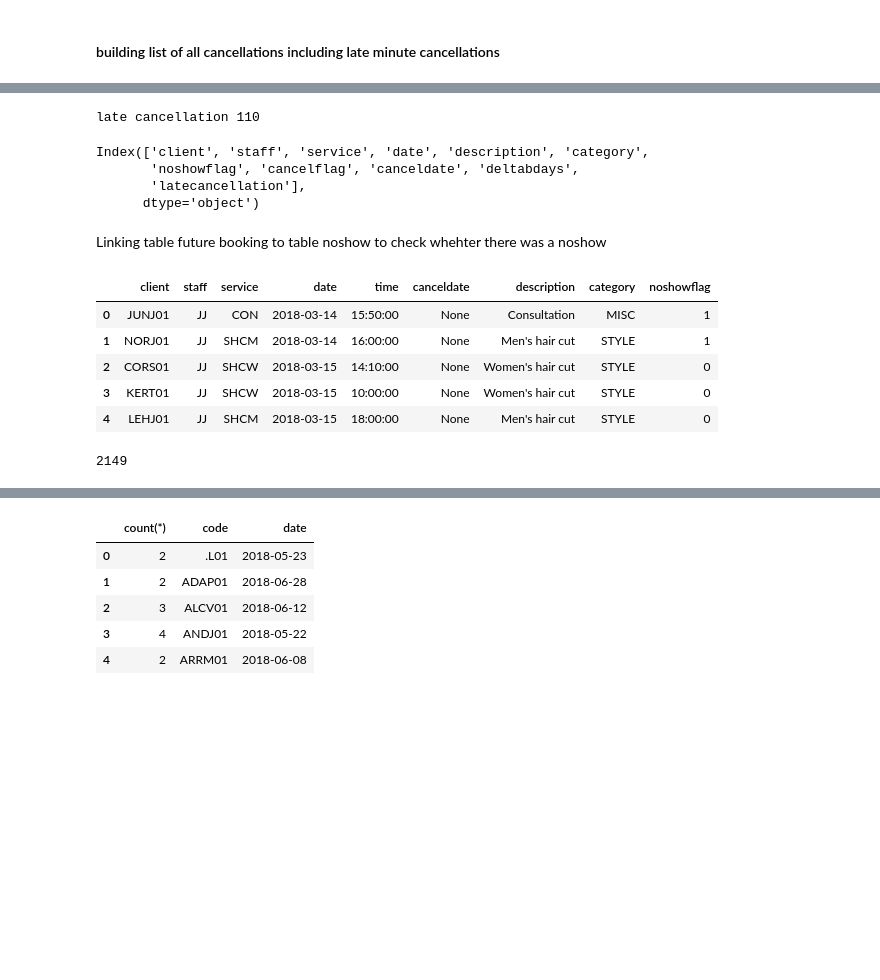
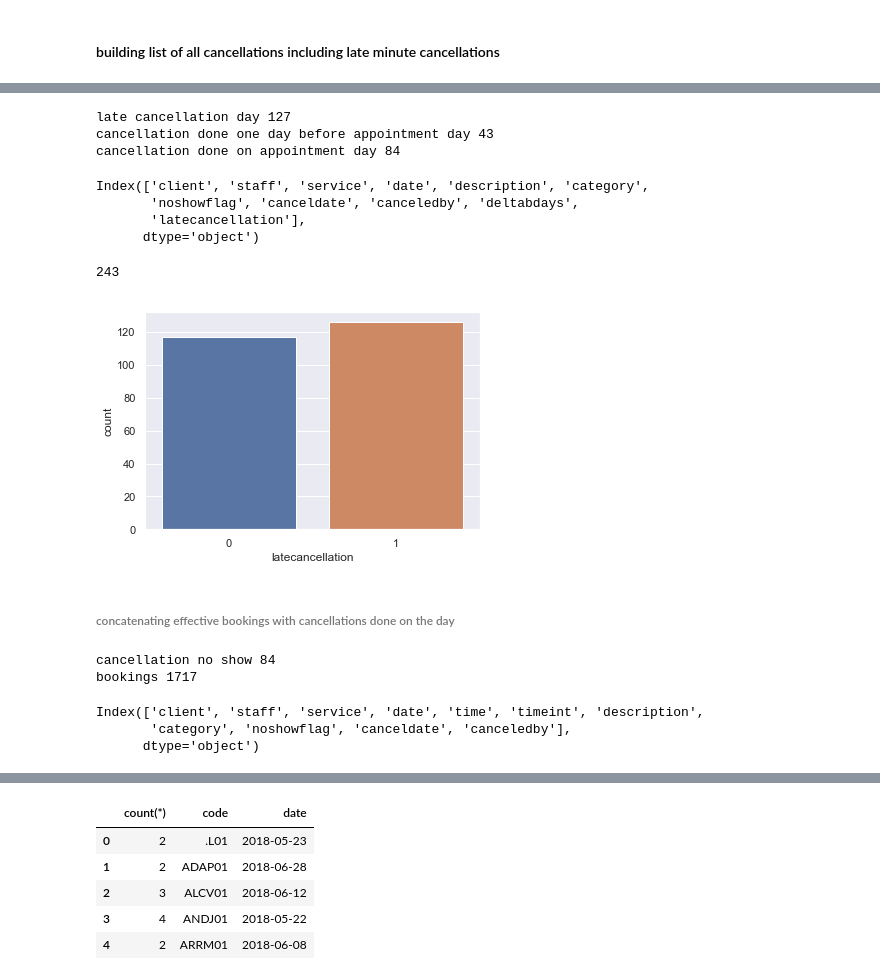
Before and after one commit to ericma007/p1, a Jupyter notebook: notebooks/init-database-exploration.ipynb, the cells around one changed output, grey strips where cells are left out. Saved outputs shown, nothing was run; the diff lists cells and outputs as text; code cells hidden in the pictures; blank space fills up the shorter version.

```diff
--- a/notebooks/init-database-exploration.ipynb
+++ b/notebooks/init-database-exploration.ipynb
@@ -655,50 +671,42 @@ cancellations2.head()
 # %%
 cancellations2["latecancellation"]=0
-cancellations2.loc[(cancellations2.deltabdays==0) | (cancellations2.deltabdays==1),"latecancellation"]=1
-print('late cancellation',len(cancellations2[(cancellations2.latecancellation==1)]))
+cancellations2["noshowflag"]=0
+cancellations2.loc[((cancellations2.deltabdays==0) | (cancellations2.deltabdays==1)),"latecancellation"]=1
+print('late cancellation day',len(cancellations2[(cancellations2.latecancellation==1)]))
+cancellations2.loc[(cancellations2.deltabdays==0),"noshowflag"]=1
+print('cancellation done one day before appointment day',len(cancellations2[(cancellations2.latecancellation==1) & (cancellations2.noshowflag==0)]))
+print('cancellation done on appointment day',len(cancellations2[(cancellations2.noshowflag==1)]))
 cancellations2.columns
 # %% [output]
-late cancellation 110
+late cancellation day 127
+cancellation done one day before appointment day 43
+cancellation done on appointment day 84
 Index(['client', 'staff', 'service', 'date', 'description', 'category',
-       'noshowflag', 'cancelflag', 'canceldate', 'deltabdays',
+       'noshowflag', 'canceldate', 'canceledby', 'deltabdays',
        'latecancellation'],
       dtype='object')
-# %% [markdown]
-Linking table future booking to table noshow to check whehter there was a noshow
-# %%
-query="""select vfb.code client,vfb.staff,vfb.service, vfb.date, vfb.time,
-        NULL canceldate, description, category,
-        CASE WHEN (n.date IS NULL or n.code IS NULL or n.service IS NULL or n.staff IS NULL) then 0 else 1 end noshowflag
-        from vfb
-        left join noshow n on n.date=vfb.date and n.code=vfb.code and n.service=vfb.service and n.staff=vfb.staff """
-resquery=readSQL(query)
-noshowflag=resquery
-noshowflag.head()
-# %% [output]
-|  | client | staff | service | date | time | canceldate | description | category | noshowflag |
-| 0 | JUNJ01 | JJ | CON | 2018-03-14 | 15:50:00 | None | Consultation | MISC | 1 |
-| 1 | NORJ01 | JJ | SHCM | 2018-03-14 | 16:00:00 | None | Men's hair cut | STYLE | 1 |
-| 2 | CORS01 | JJ | SHCW | 2018-03-15 | 14:10:00 | None | Women's hair cut | STYLE | 0 |
-| 3 | KERT01 | JJ | SHCW | 2018-03-15 | 10:00:00 | None | Women's hair cut | STYLE | 0 |
-| 4 | LEHJ01 | JJ | SHCM | 2018-03-15 | 18:00:00 | None | Men's hair cut | STYLE | 0 |
-# %%
-#create view vbooking including
-#   1) all appointments that were held since 14/03/2018 and future appointments occuring after 29/07/2018 with inidcation of no-show flag
-#   2) all cancellations that occured between 14/03 till 29/07
-query="""drop view vbooking"""
-execquery(query)
-query="""select vfb.code client,vfb.staff,vfb.service, vfb.date, vfb.time,
-        NULL canceldate, description, category,
-        case  when (n.date IS NULL or n.code IS NULL or n.service IS NULL or n.staff IS NULL) then 0 else 1 end noshowflag, 0 cancelflag
-        from vfb
-        left join noshow n on n.date=vfb.date and n.code=vfb.code and n.service=vfb.service and n.staff=vfb.staff
-        union all
-        select code client,staff,service, bookingdate date, NULL time,
-        canceldate, description, category, 0 noshowflag, 1 cancelflag from vcancellation"""
-createView('vbooking',query)
-query="""select * from vbooking"""
-resquery=readSQL(query)
-resquery.head()
-len(resquery)
-# %% [output]
-2149
+# %%
+#data frame of cancellations without no noshow includes late cancellations
+cancellation3=cancellations2.copy()
+cancellationearly=cancellation3[(cancellation3.latecancellation==0)]
+cancellationnoshow=cancellation3[(cancellation3.noshowflag==1)]
+cancellationeve=cancellation3[(cancellation3.noshowflag==0) & (cancellation3.latecancellation==1)]
+len(cancellation3)
+# %% [output]
+243
+# %%
+ax = sns.countplot(x="latecancellation", data=cancellations3)
+# %% [output]
+[figure, added]
+# %% [markdown]
+<h6> concatenating effective bookings with cancellations done on the day
+# %%
+print('cancellation no show',len(cancellationnoshow))
+print('bookings',len(bookings))
+bookings.columns
+# %% [output]
+cancellation no show 84
+bookings 1717
+Index(['client', 'staff', 'service', 'date', 'time', 'timeint', 'description',
+       'category', 'noshowflag', 'canceldate', 'canceledby'],
+      dtype='object')
```
Also changed, not shown: parts of 28 cells of this notebook, 3 other files.
